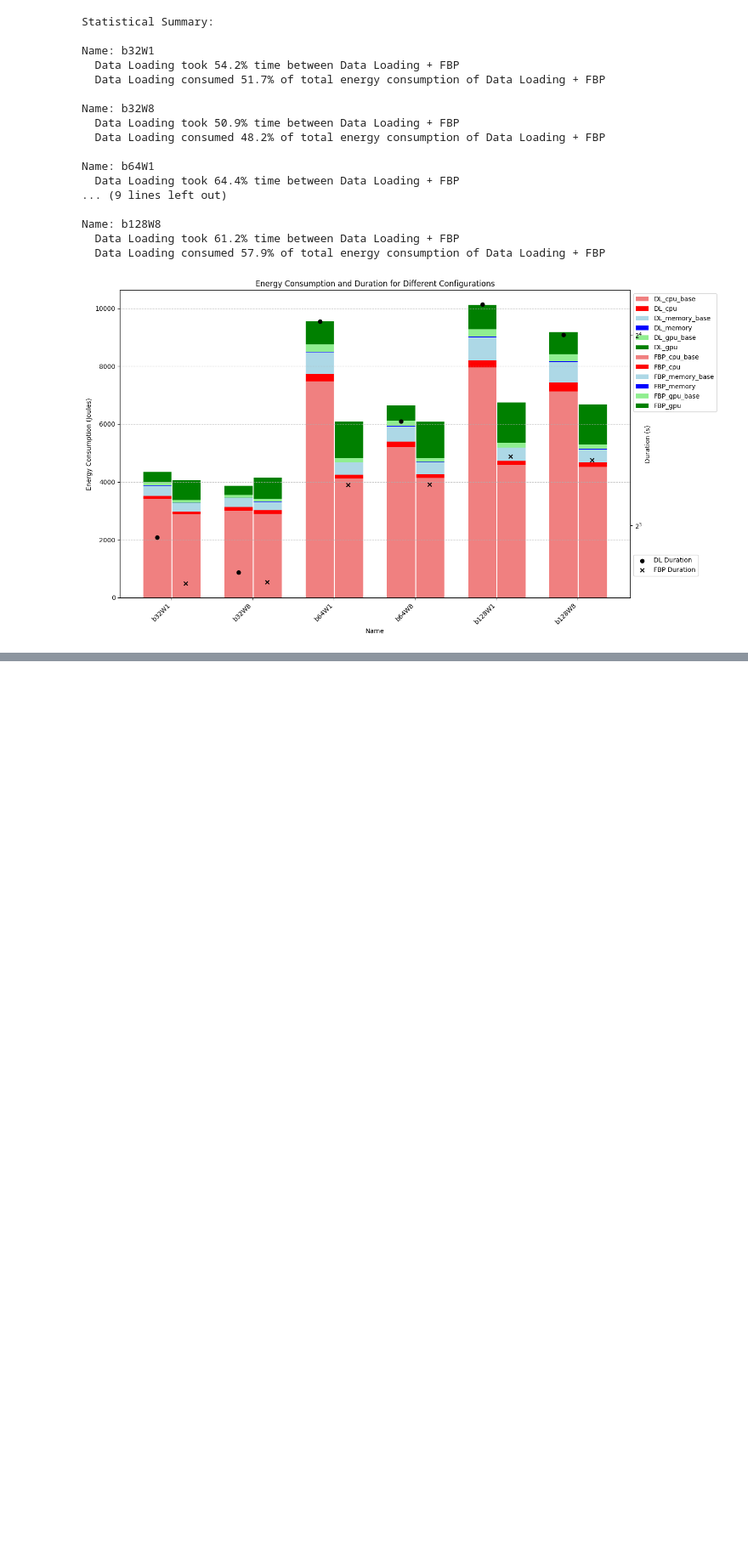
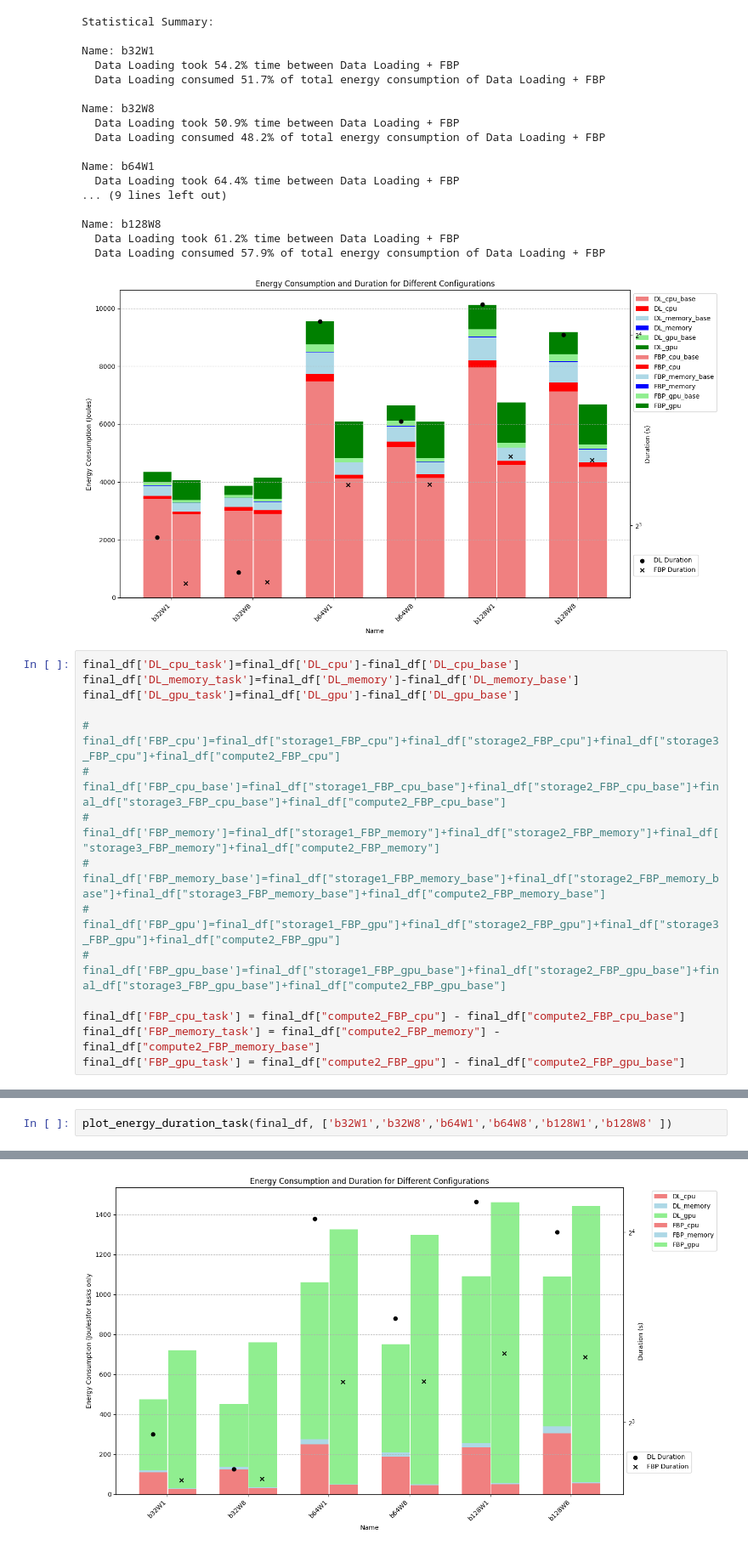
Before and after one commit to H-jamil/MultiNodeEnergyTracker, a Jupyter notebook: test_code.ipynb, the cells around one changed output, grey strips where cells are left out. Shown at 85% size. Drawn from its saved outputs; the diff is of its cells as text; blank space fills up the shorter version.

Commit message:
added test_code.ipynnb to plot only the task energies and percentages

```diff
--- a/test_code.ipynb
+++ b/test_code.ipynb
@@ -1168,3 +1110,18 @@ Name: b128W8
   Data Loading took 61.2% time between Data Loading + FBP
   Data Loading consumed 57.9% of total energy consumption of Data Loading + FBP
 [figure]
+# %%
+final_df['DL_cpu_task']=final_df['DL_cpu']-final_df['DL_cpu_base']
+final_df['DL_memory_task']=final_df['DL_memory']-final_df['DL_memory_base']
+final_df['DL_gpu_task']=final_df['DL_gpu']-final_df['DL_gpu_base']
+
+# final_df['FBP_cpu']=final_df["storage1_FBP_cpu"]+final_df["storage2_FBP_cpu"]+final_df["storage3_FBP_cpu"]+final_df["compute2_FBP_cpu"]
+# final_df['FBP_cpu_base']=final_df["storage1_FBP_cpu_base"]+final_df["storage2_FBP_cpu_base"]+final_df["storage3_FBP_cpu_base"]+final_df["compute2_FBP_cpu_base"]
+# final_df['FBP_memory']=final_df["storage1_FBP_memory"]+final_df["storage2_FBP_memory"]+final_df["storage3_FBP_memory"]+final_df["compute2_FBP_memory"]
+# final_df['FBP_memory_base']=final_df["storage1_FBP_memory_base"]+final_df["storage2_FBP_memory_base"]+final_df["storage3_FBP_memory_base"]+final_df["compute2_FBP_memory_base"]
+# final_df['FBP_gpu']=final_df["storage1_FBP_gpu"]+final_df["storage2_FBP_gpu"]+final_df["storage3_FBP_gpu"]+final_df["compute2_FBP_gpu"]
+# final_df['FBP_gpu_base']=final_df["storage1_FBP_gpu_base"]+final_df["storage2_FBP_gpu_base"]+final_df["storage3_FBP_gpu_base"]+final_df["compute2_FBP_gpu_base"]
+
+final_df['FBP_cpu_task'] = final_df["compute2_FBP_cpu"] - final_df["compute2_FBP_cpu_base"]
+final_df['FBP_memory_task'] = final_df["compute2_FBP_memory"] - final_df["compute2_FBP_memory_base"]
+final_df['FBP_gpu_task'] = final_df["compute2_FBP_gpu"] - final_df["compute2_FBP_gpu_base"]
@@ -1170,0 +1278,3 @@ Name: b128W8
+# %%
+plot_energy_duration_task(final_df, ['b32W1','b32W8','b64W1','b64W8','b128W1','b128W8' ])
+# %% [output]
@@ -1170,0 +1298 @@ Name: b128W8
+[figure, added]
```
Also changed, not shown: parts of 15 cells of this notebook.
